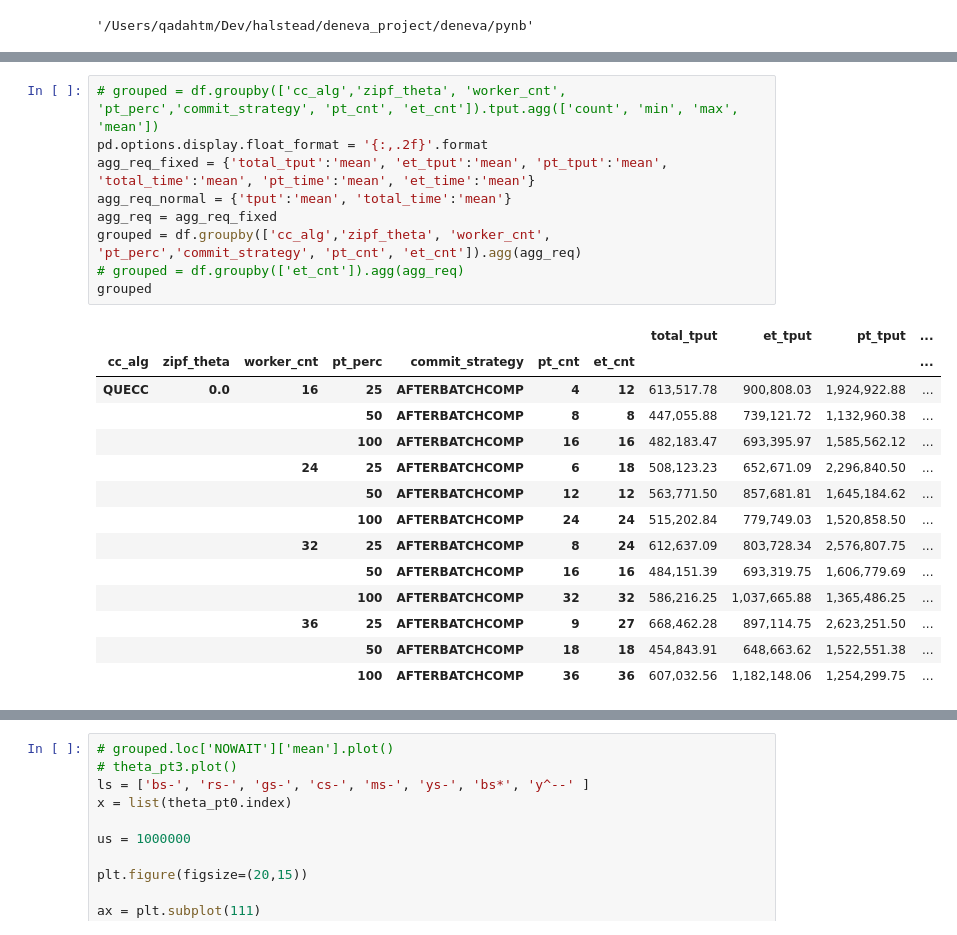
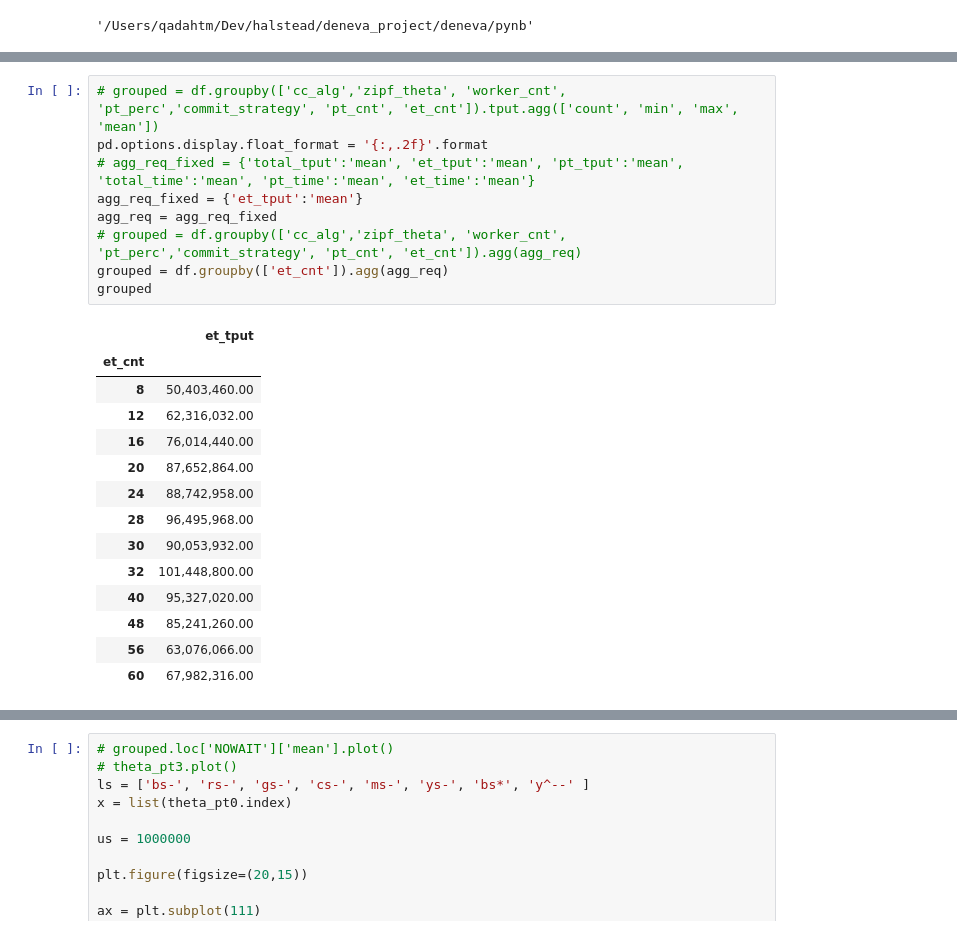
Before and after one commit to qadahtm/deneva, a Jupyter notebook: pynb/QueCC.ipynb, the cells around one changed output, grey strips where cells are left out. Drawn from its saved outputs; the diff is of its cells as text.

Commit message:
configurable DB access for quecc, started working on NUMA issues, started working on new merge strategy

```diff
--- a/pynb/QueCC.ipynb
+++ b/pynb/QueCC.ipynb
@@ -420,24 +454,24 @@ df
 # %%
 # grouped = df.groupby(['cc_alg','zipf_theta', 'worker_cnt', 'pt_perc','commit_strategy', 'pt_cnt', 'et_cnt']).tput.agg(['count', 'min', 'max', 'mean'])
 pd.options.display.float_format = '{:,.2f}'.format
-agg_req_fixed = {'total_tput':'mean', 'et_tput':'mean', 'pt_tput':'mean', 'total_time':'mean', 'pt_time':'mean', 'et_time':'mean'}
-agg_req_normal = {'tput':'mean', 'total_time':'mean'}
+# agg_req_fixed = {'total_tput':'mean', 'et_tput':'mean', 'pt_tput':'mean', 'total_time':'mean', 'pt_time':'mean', 'et_time':'mean'}
+agg_req_fixed = {'et_tput':'mean'}
 agg_req = agg_req_fixed
-grouped = df.groupby(['cc_alg','zipf_theta', 'worker_cnt', 'pt_perc','commit_strategy', 'pt_cnt', 'et_cnt']).agg(agg_req)
-# grouped = df.groupby(['et_cnt']).agg(agg_req)
+# grouped = df.groupby(['cc_alg','zipf_theta', 'worker_cnt', 'pt_perc','commit_strategy', 'pt_cnt', 'et_cnt']).agg(agg_req)
+grouped = df.groupby(['et_cnt']).agg(agg_req)
 grouped
 # %% [output]
-|  |  |  |  |  |  |  | total_tput | et_tput | pt_tput | ... |
-| cc_alg | zipf_theta | worker_cnt | pt_perc | commit_strategy | pt_cnt | et_cnt |  |  |  | ... |
-| QUECC | 0.0 | 16 | 25 | AFTERBATCHCOMP | 4 | 12 | 613,517.78 | 900,808.03 | 1,924,922.88 | ... |
-|  |  |  | 50 | AFTERBATCHCOMP | 8 | 8 | 447,055.88 | 739,121.72 | 1,132,960.38 | ... |
-|  |  |  | 100 | AFTERBATCHCOMP | 16 | 16 | 482,183.47 | 693,395.97 | 1,585,562.12 | ... |
-|  |  | 24 | 25 | AFTERBATCHCOMP | 6 | 18 | 508,123.23 | 652,671.09 | 2,296,840.50 | ... |
-|  |  |  | 50 | AFTERBATCHCOMP | 12 | 12 | 563,771.50 | 857,681.81 | 1,645,184.62 | ... |
-|  |  |  | 100 | AFTERBATCHCOMP | 24 | 24 | 515,202.84 | 779,749.03 | 1,520,858.50 | ... |
-|  |  | 32 | 25 | AFTERBATCHCOMP | 8 | 24 | 612,637.09 | 803,728.34 | 2,576,807.75 | ... |
-|  |  |  | 50 | AFTERBATCHCOMP | 16 | 16 | 484,151.39 | 693,319.75 | 1,606,779.69 | ... |
-|  |  |  | 100 | AFTERBATCHCOMP | 32 | 32 | 586,216.25 | 1,037,665.88 | 1,365,486.25 | ... |
-|  |  | 36 | 25 | AFTERBATCHCOMP | 9 | 27 | 668,462.28 | 897,114.75 | 2,623,251.50 | ... |
-|  |  |  | 50 | AFTERBATCHCOMP | 18 | 18 | 454,843.91 | 648,663.62 | 1,522,551.38 | ... |
-|  |  |  | 100 | AFTERBATCHCOMP | 36 | 36 | 607,032.56 | 1,182,148.06 | 1,254,299.75 | ... |
+|  | et_tput |
+| et_cnt |  |
+| 8 | 50,403,460.00 |
+| 12 | 62,316,032.00 |
+| 16 | 76,014,440.00 |
+| 20 | 87,652,864.00 |
+| 24 | 88,742,958.00 |
+| 28 | 96,495,968.00 |
+| 30 | 90,053,932.00 |
+| 32 | 101,448,800.00 |
+| 40 | 95,327,020.00 |
+| 48 | 85,241,260.00 |
+| 56 | 63,076,066.00 |
+| 60 | 67,982,316.00 |
```
Also changed, not shown: parts of 9 cells of this notebook, 6 other files.
